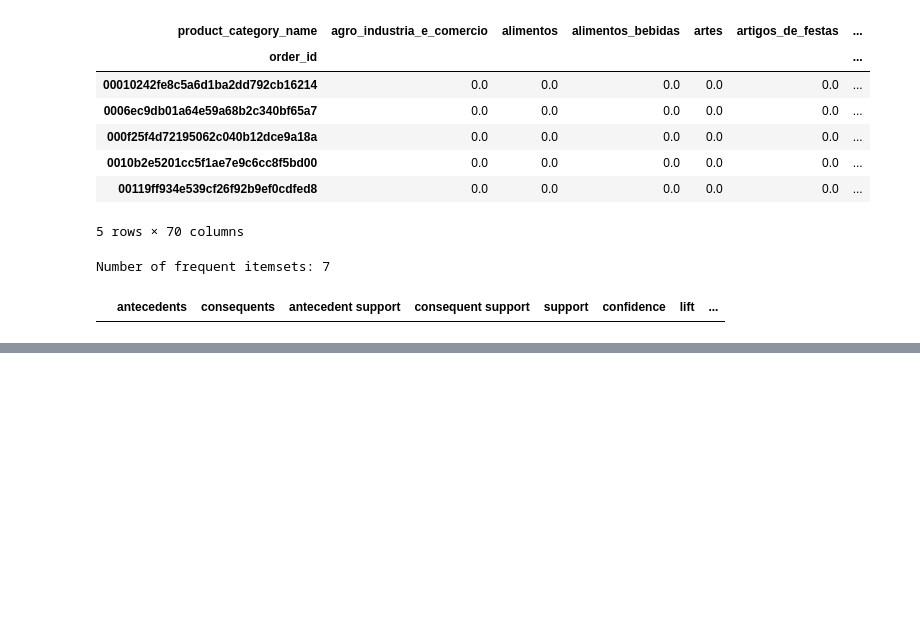
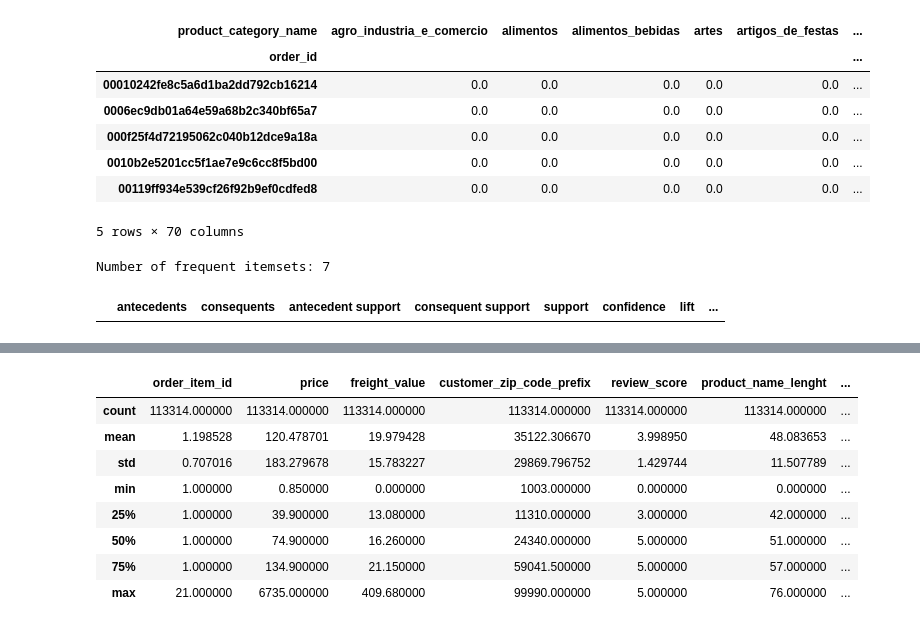
Before and after one commit to LuiisClaudio/mod-cloth, a Jupyter notebook: LuisMartins_CA2.ipynb, the cells around one changed output, grey strips where cells are left out. Saved outputs shown, nothing was run; the diff lists cells and outputs as text; code cells hidden in the pictures; blank space fills up the shorter version.

```diff
--- a/LuisMartins_CA2.ipynb
+++ b/LuisMartins_CA2.ipynb
@@ -76,6 +86,8 @@ Created ratings_df with 32789 unique ratings.
 | 2 | 0009406fd7479715e4bef61dd91f2462 | 1.0 | 1 |
 | 3 | 000b8f95fcb9e0096488278317764d19 | 5.0 | 2 |
 | 4 | 000d9be29b5207b54e86aa1b1ac54872 | 5.0 | 1 |
+# %%
+eda_merged_df = merged_df.copy()
 # %%
 merged_df['product_category_name'].head()
 # %% [output]
@@ -856,0 +919,11 @@ Number of frequent itemsets: 7
+# %%
+# Fill null values in merged_df
+# For numeric columns, fill with 0; for object columns, fill with empty string
+for col in eda_merged_df.columns:
+    if eda_merged_df[col].dtype == 'O':
+        eda_merged_df[col] = eda_merged_df[col].fillna('')
+    else:
+        eda_merged_df[col] = eda_merged_df[col].fillna(0)
+
+# Check if nulls remain
+print(eda_merged_df.isnull().sum().sort_values(ascending=False))
@@ -856,0 +948,13 @@ Number of frequent itemsets: 7
+# %%
+eda_merged_df = eda_merged_df.dropna()
+eda_merged_df.describe()
+# %% [output]
+|  | order_item_id | price | freight_value | customer_zip_code_prefix | review_score | product_name_lenght | ... |
+| count | 113314.000000 | 113314.000000 | 113314.000000 | 113314.000000 | 113314.000000 | 113314.000000 | ... |
+| mean | 1.198528 | 120.478701 | 19.979428 | 35122.306670 | 3.998950 | 48.083653 | ... |
+| std | 0.707016 | 183.279678 | 15.783227 | 29869.796752 | 1.429744 | 11.507789 | ... |
+| min | 1.000000 | 0.850000 | 0.000000 | 1003.000000 | 0.000000 | 0.000000 | ... |
+| 25% | 1.000000 | 39.900000 | 13.080000 | 11310.000000 | 3.000000 | 42.000000 | ... |
+| 50% | 1.000000 | 74.900000 | 16.260000 | 24340.000000 | 5.000000 | 51.000000 | ... |
+| 75% | 1.000000 | 134.900000 | 21.150000 | 59041.500000 | 5.000000 | 57.000000 | ... |
+| max | 21.000000 | 6735.000000 | 409.680000 | 99990.000000 | 5.000000 | 76.000000 | ... |
```
Also changed, not shown: parts of 23 cells of this notebook.
